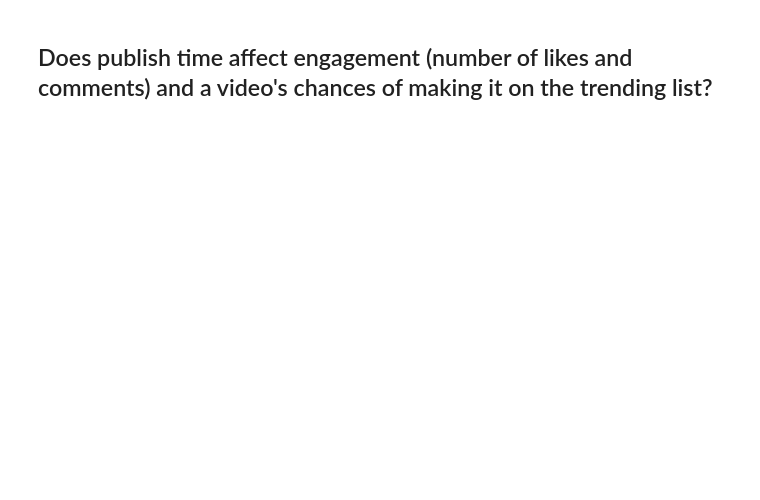
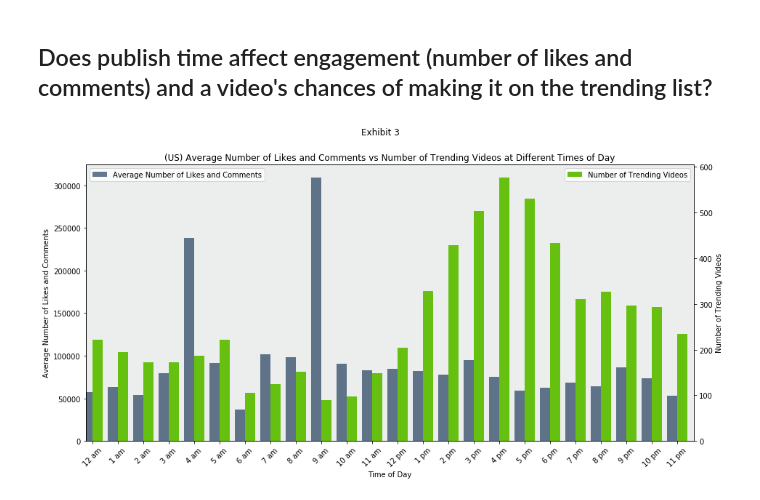
Before and after one commit to philipstubbs13/team_hopper, a Jupyter notebook: youtube_trends.ipynb, the cells around one changed output. Cells and saved outputs as stored; diff of their text form; code cells hidden in the pictures; blank space fills up the shorter version.

```diff
--- a/youtube_trends.ipynb
+++ b/youtube_trends.ipynb
@@ -588,30 +818,33 @@ ax2 = ax.twinx()
 ax.set_facecolor('#A5ACAF35')
 
 # Set the width of the bars.
 width = 0.4
 
 # Plot average number of likes and comments.
 us_time_of_day_df["Average Number of Likes and Comments"].plot(kind='bar', ax=ax, width=width, position=1, figsize=(15,7), color='#002145', alpha=0.6)
 # Plot number of trending videos on the same plot.
 us_time_of_day_df["Number of Trending Videos"].plot(kind='bar', ax=ax2, width=width, position=0,  color='#66C010', alpha=1.0)
 
 # Rotate the xtick labels.
 for tick in ax.get_xticklabels():
     tick.set_rotation(45)
 
 # Give the plot a title.
 plt.title("(US) Average Number of Likes and Comments vs Number of Trending Videos at Different Times of Day")
+plt.suptitle("Exhibit 3")
 
 # Add labels to y-axes.
 ax.set_ylabel('Average Number of Likes and Comments')
 ax2.set_ylabel('Number of Trending Videos')
 
 # Add legends.
 ax.legend(["Average Number of Likes and Comments"], loc="upper left");
 ax2.legend(["Number of Trending Videos"], loc="upper right");
 
 # Save figure as an image.
 plt.savefig("./Images/time_of_day_us.png", bbox_inches='tight')
 
 # Show plot
 plt.show()
+# %% [output]
+[figure, added]
```
Also changed, not shown: parts of 24 cells of this notebook, 3 other files.
